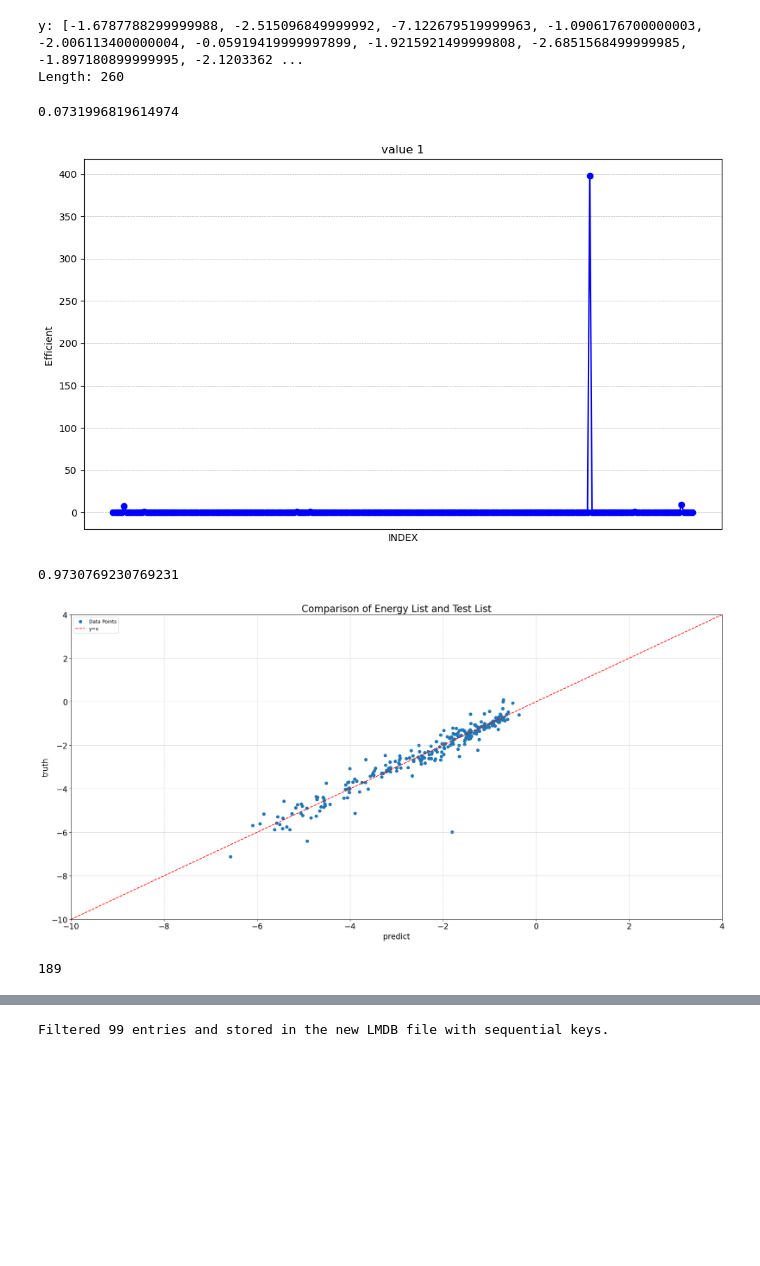
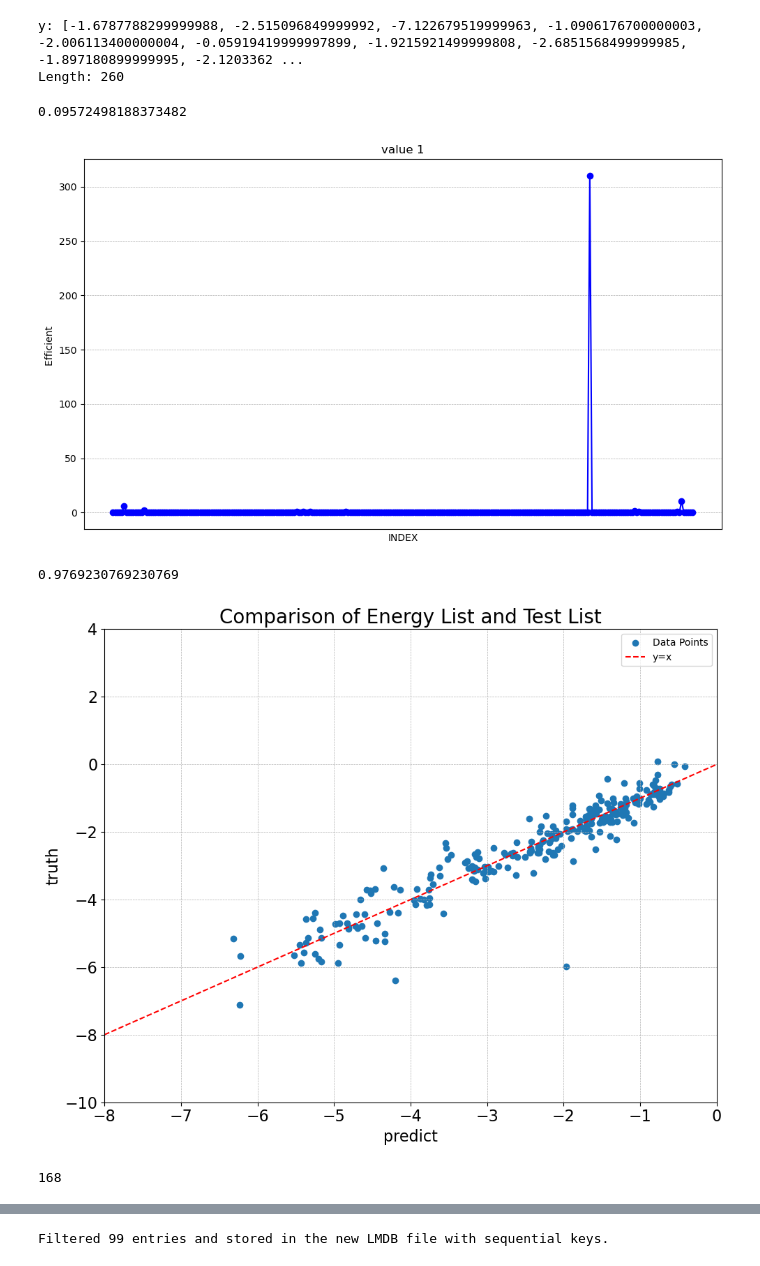
Before and after one commit to liudean998/SAFE, a Jupyter notebook: data_analyse/Cu_data.ipynb, the cells around one changed output, grey strips where cells are left out. Drawn from its saved outputs; the diff is of its cells as text; code cells hidden in the pictures; blank space fills up the shorter version.

```diff
--- a/data_analyse/Cu_data.ipynb
+++ b/data_analyse/Cu_data.ipynb
@@ -8,7 +8,7 @@ import statistics
 import numpy as np
 
 # 读取 npz 文件中的数据
-data = np.load('/home/zjy/code/mycode/ocp/results/2024-09-20-18-16-32/is2re_predictions.npz')
+data = np.load('/home/liud/Documents/code/ocp/results/2024-09-23-13-20-00/is2re_predictions.npz')
 
 # 提取 ids1, ids2 和 energy
 ids1 = data['ids1']
@@ -39,7 +39,7 @@ import pickle
 import numpy as np
 
 # 打开 LMDB 文件
-env = lmdb.open('/home/zjy/code/mycode/ocp/test_data/Cu_self/test_1', readonly=True)
+env = lmdb.open('/media/liud/Liud_FX2T/dataset/Cu_self/test_1', readonly=True)
 
 # 列表用于存储 (sid, fid, y) 元组
 data_list = []
@@ -78,7 +78,7 @@ efficient = [abs((t - e) / t)  for e, t in zip(energy_list, test_list)]
 # efficient
 statistics.median(efficient)
 # %% [output]
-0.0731996819614974
+0.09572498188373482
 # %%
 x = list(range(1, len(efficient) + 1))
 
@@ -97,7 +97,7 @@ plt.tight_layout()  # 调整图像布局
 
 plt.show()  # 显示图像
 # %% [output]
-[figure, old version]
+[figure, new version]
 # %%
 count_below_0_4 = sum(1 for value in efficient if value < 1)
 
@@ -105,44 +105,44 @@ count_below_0_4 = sum(1 for value in efficient if value < 1)
 ratio = count_below_0_4 / len(efficient)
 ratio
 # %% [output]
-0.9730769230769231
+0.9769230769230769
 # %%
 import matplotlib.pyplot as plt
 import numpy as np
 
 # 创建横坐标和纵坐标
 x = energy_list
 y = test_list
 
-plt.figure(figsize=(20, 10))  # 设置图像大小
+plt.figure(figsize=(10, 8))  # 设置图像大小
 
 # 绘制散点图以检查线性分布
 plt.scatter(x, y, label='Data Points', marker='o')
 
 # 添加 y=x 的虚线
 # min_val = min(min(x), min(y))
 # max_val = max(max(x), max(y))
-min_val = -10
-max_val = 4
+min_val = -8
+max_val = 0
 plt.plot([min_val, max_val], [min_val, max_val], linestyle='--', color='r', label='y=x')
 
-plt.xlim(-10, 4)
+plt.xlim(-8, 0)
 plt.ylim(-10, 4)
 # 添加标题和图例
 plt.title('Comparison of Energy List and Test List', fontsize=20)
 plt.xlabel('predict', fontsize=16)
 plt.ylabel('truth', fontsize=16)
 plt.legend()
 
 plt.tick_params(axis='x', labelsize=16)
 plt.tick_params(axis='y', labelsize=16)
 
 # 显示图形
 plt.tight_layout()
 plt.grid(True, which='both', linestyle='--', linewidth=0.5)
 plt.show()
 # %% [output]
-[figure, old version]
+[figure, new version]
 # %%
 difference = [abs(e - t) for e, t in zip(energy_list, test_list)]
 filtered_difference = [d for d in difference if d <= 0.3]
@@ -150,7 +150,7 @@ len(filtered_difference)
 # 输出结果
 # print(difference)
 # %% [output]
-189
+168
 # %%
 x = range(1, len(energy_list) + 1)
 plt.figure(figsize=(20, 10))  # 设置图像大小
```
Also changed, not shown: parts of 4 cells of this notebook, 7 other files.
